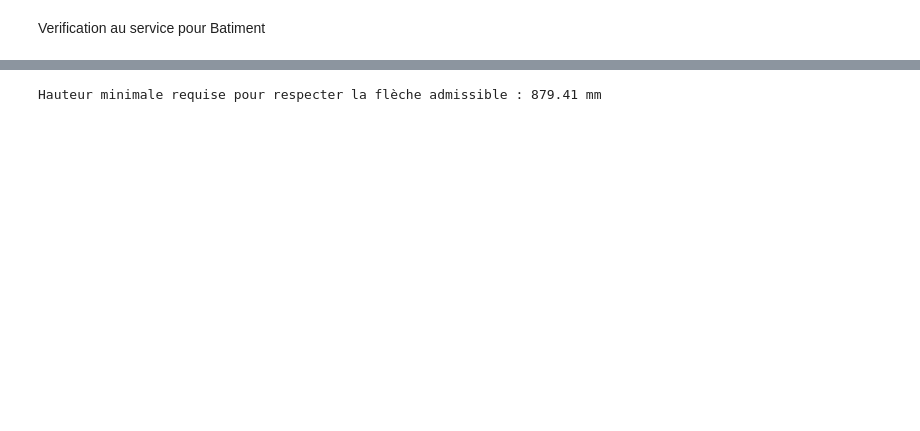
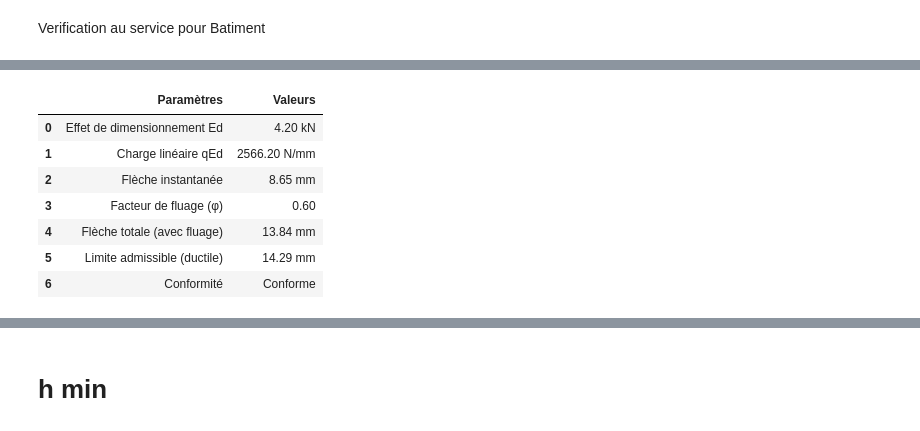
Before and after one commit to Erazq/Bois, a Jupyter notebook: Aptitude au service.ipynb, the cells around one changed output, grey strips where cells are left out. Saved outputs shown, nothing was run; the diff lists cells and outputs as text; code cells hidden in the pictures; blank space fills up the shorter version.

```diff
--- a/Aptitude au service.ipynb
+++ b/Aptitude au service.ipynb
@@ -165,3 +165,55 @@ display(tableau_resultats)
+# %%
+import math
+import pandas as pd
+
+# Code existant...
+
+# Création du tableau des résultats
+def creer_tableau_resultats(Ed, qEd, w_el, w_tot, w_adm, phi, cas_charge, conforme):
+    data = {
+        "Paramètres": [
+            "Effet de dimensionnement Ed",
+            "Charge linéaire qEd",
+            "Flèche instantanée",
+            "Facteur de fluage (φ)",
+            "Flèche totale (avec fluage)",
+            f"Limite admissible ({cas_charge})",
+            "Conformité"
+        ],
+        "Valeurs": [
+            f"{Ed:.2f} kN",
+            f"{qEd:.2f} N/mm",
+            f"{w_el:.2f} mm",
+            f"{phi:.2f}",
+            f"{w_tot:.2f} mm",
+            f"{w_adm:.2f} mm",
+            "Conforme" if conforme else "Non conforme"
+        ]
+    }
+    df = pd.DataFrame(data)
+    return df
+
+# Calcul des résultats
+I = calcul_moment_inertie(b, h)
+qEd = (Ed * 1e3) * entrax
+w_el = calcul_fleche_instantanee(qEd, L, E, I)
+w_tot = calcul_fleche_totale(w_el, phi)
+conforme, w_adm = verif_fleche(w_tot, L, cas_charge)
+
+# Création du tableau
+tableau_resultats = creer_tableau_resultats(Ed, qEd, w_el, w_tot, w_adm, phi, cas_charge, conforme)
+
+# Affichage des résultats
+display(tableau_resultats)
+# %% [output]
+|  | Paramètres | Valeurs |
+| 0 | Effet de dimensionnement Ed | 4.20 kN |
+| 1 | Charge linéaire qEd | 2566.20 N/mm |
+| 2 | Flèche instantanée | 8.65 mm |
+| 3 | Facteur de fluage (φ) | 0.60 |
+| 4 | Flèche totale (avec fluage) | 13.84 mm |
+| 5 | Limite admissible (ductile) | 14.29 mm |
+| 6 | Conformité | Conforme |
 # %% [markdown]
 ![image.png](attachment:image.png)
 ![image-2.png](attachment:image-2.png)
@@ -169,22 +221,5 @@ display(tableau_resultats)
 ![image-4.png](attachment:image-4.png)
 ![image-5.png](attachment:image-5.png)
 ![image-6.png](attachment:image-6.png)
-# %%
-def calcul_hauteur_min(b, L, qEd, E, w_adm):
-    """
-    Calcule la hauteur minimale de la poutre pour respecter la flèche admissible.
-    b : Largeur de la section (mm)
-    L : Longueur de la poutre (mm)
-    qEd : Charge linéaire (N/mm)
-    E : Module d'élasticité (N/mm2)
-    w_adm : Flèche admissible (mm)
-    """
-    h_min = ((15 * qEd * L**4) / (E * b * w_adm)) ** (1/3)
-    return h_min
-# Calcul de la hauteur minimale
-h_min = calcul_hauteur_min(b, L, qEd, E, w_adm)
-
-# Affichage du résultat
-print(f"Hauteur minimale requise pour respecter la flèche admissible : {h_min:.2f} mm")
-# %% [output]
-Hauteur minimale requise pour respecter la flèche admissible : 879.41 mm
+# %% [markdown]
+# h min
```
Also changed, not shown: parts of 3 cells of this notebook, 1 other file.
